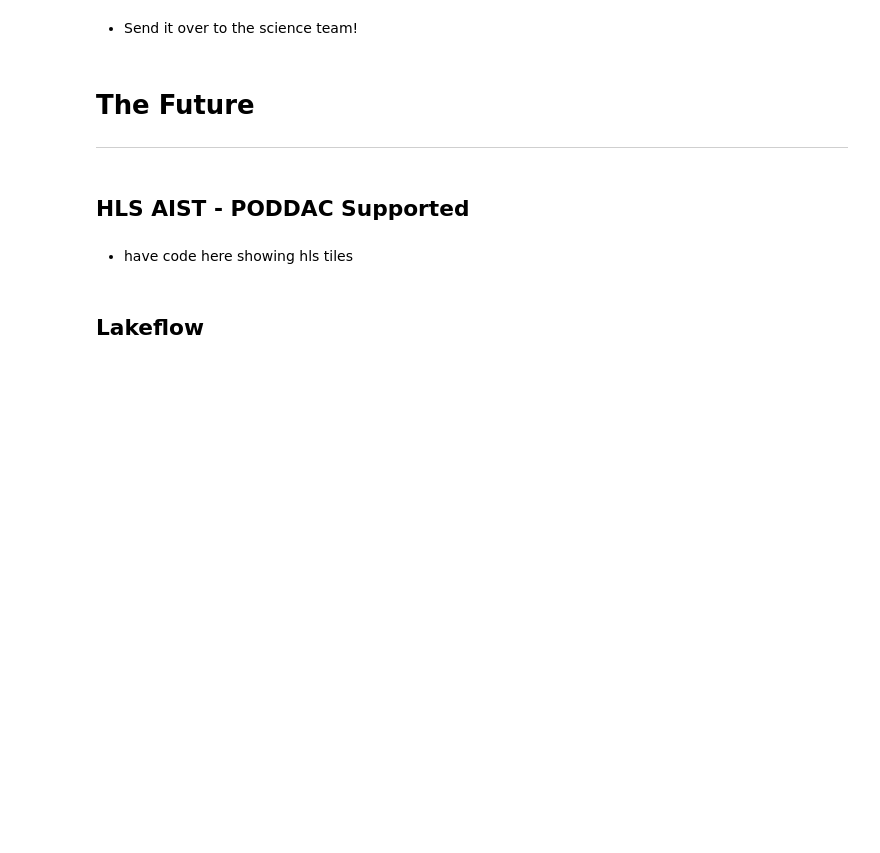
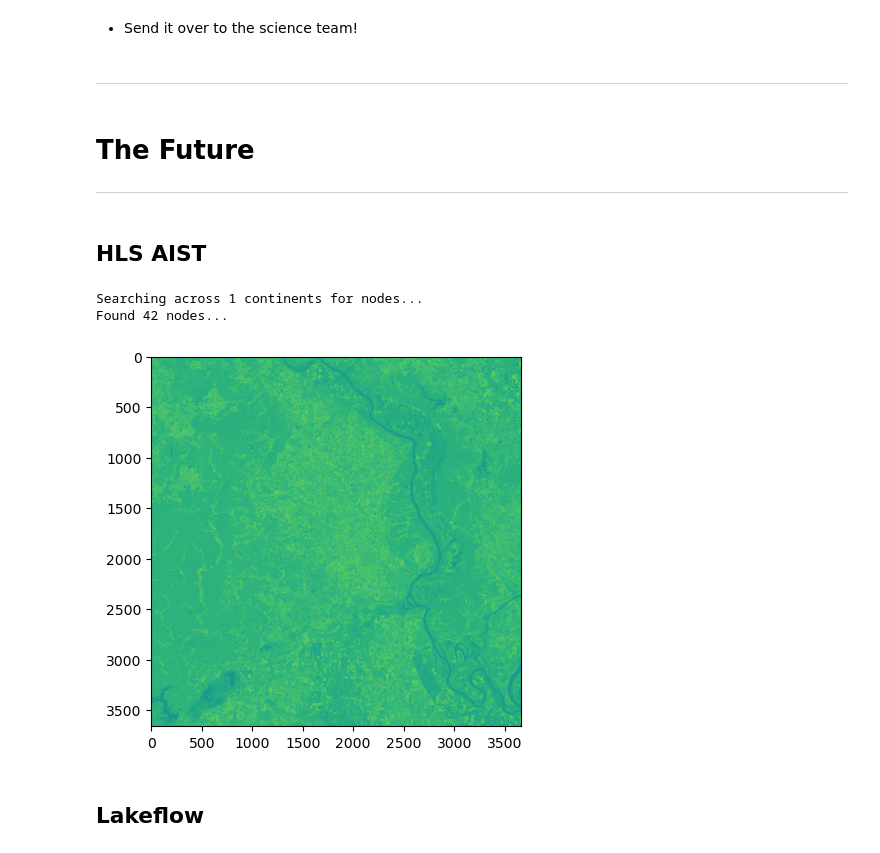
Before and after one commit to Travis-Simmons/smce_showcase, a Jupyter notebook: showcase_outline.ipynb, the cells around one changed output. Saved outputs shown, nothing was run; the diff lists cells and outputs as text; code cells hidden in the pictures; blank space fills up the shorter version.

```diff
--- a/showcase_outline.ipynb
+++ b/showcase_outline.ipynb
@@ -44,13 +39,29 @@ cmd = ['sudo', 'docker', 'build', '-t', 'metroman', ]
 ## Output
 # %% [markdown]
 - Send it over to the science team!
+# %% [markdown]
+-------------------------------------------------------
 # %% [markdown]
 # The Future
 -------------------------
 # %% [markdown]
-## HLS AIST - PODDAC Supported
+## HLS AIST
-# %% [markdown]
-- have code here showing hls tiles
+# %%
+from smce_display_functions.hls_from_reach_id import *
+
+
+data_dir = '/mnt/work/data/mnt/input/sword'
+reach_id = 74270100221
+
+all_links =  find_download_links_for_reach_tiles(data_dir, reach_id)
+
+hls_da = rioxarray.open_rasterio(list(all_links)[0], chuncks=True)
+
+imgplot = plt.imshow(hls_da.values[0])
+# %% [output]
+Searching across 1 continents for nodes...
+Found 42 nodes...
+[figure, added]
 # %% [markdown]
 ## Lakeflow
 # %% [markdown]
```
Also changed, not shown: parts of 15 cells of this notebook.
